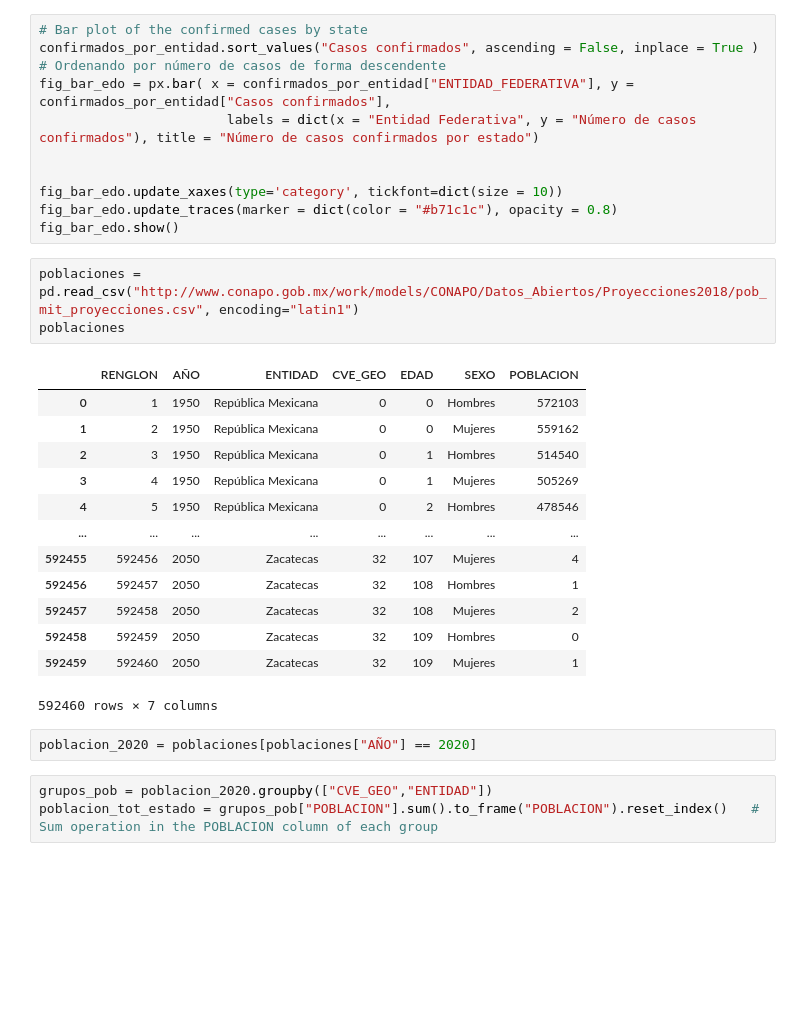
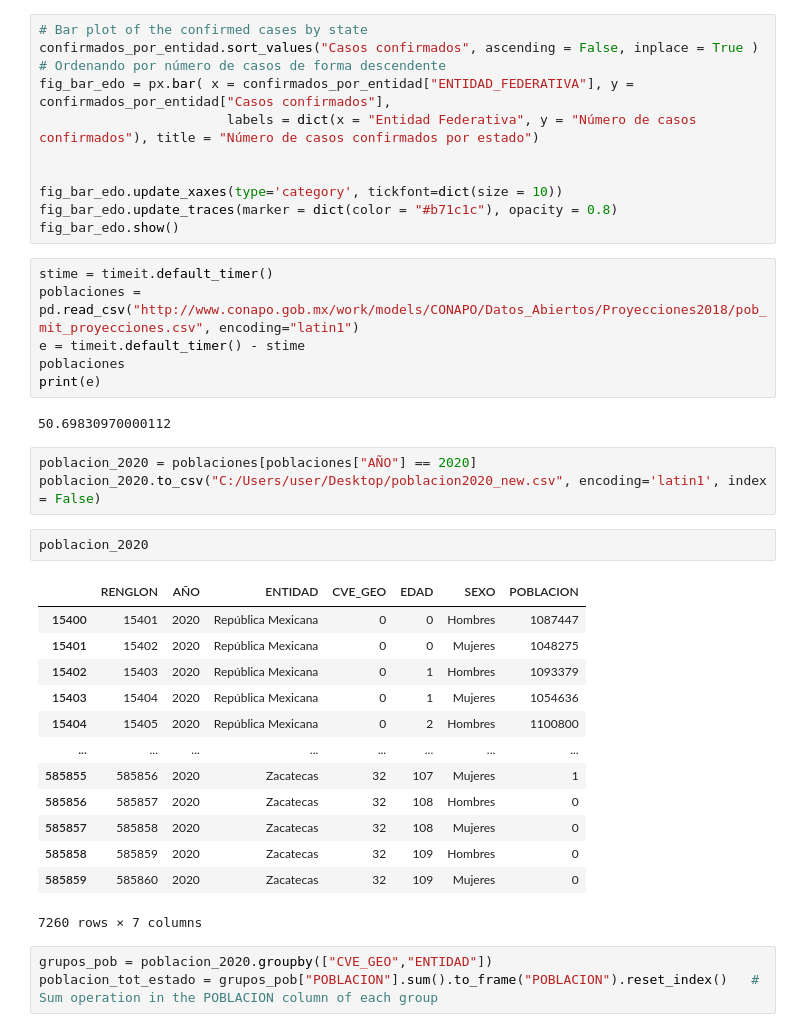
Before and after one commit to Riloro/mexico_covid19_dashboard, a Jupyter notebook: Notebook/covid19_notebook.ipynb, the cells around one changed output. Drawn from its saved outputs; the diff is of its cells as text; blank space fills up the shorter version.

Commit message:
poblaciones2020

```diff
--- a/Notebook/covid19_notebook.ipynb
+++ b/Notebook/covid19_notebook.ipynb
@@ -546,24 +307,32 @@ fig_bar_edo.update_xaxes(type='category', tickfont=dict(size = 10))
 fig_bar_edo.update_traces(marker = dict(color = "#b71c1c"), opacity = 0.8)
 fig_bar_edo.show()
 # %%
+stime = timeit.default_timer()
 poblaciones = pd.read_csv("http://www.conapo.gob.mx/work/models/CONAPO/Datos_Abiertos/Proyecciones2018/pob_mit_proyecciones.csv", encoding="latin1")
+e = timeit.default_timer() - stime
 poblaciones
+print(e)
 # %% [output]
-|  | RENGLON | AÑO | ENTIDAD | CVE_GEO | EDAD | SEXO | POBLACION |
-| 0 | 1 | 1950 | República Mexicana | 0 | 0 | Hombres | 572103 |
-| 1 | 2 | 1950 | República Mexicana | 0 | 0 | Mujeres | 559162 |
-| 2 | 3 | 1950 | República Mexicana | 0 | 1 | Hombres | 514540 |
-| 3 | 4 | 1950 | República Mexicana | 0 | 1 | Mujeres | 505269 |
-| 4 | 5 | 1950 | República Mexicana | 0 | 2 | Hombres | 478546 |
-| ... | ... | ... | ... | ... | ... | ... | ... |
-| 592455 | 592456 | 2050 | Zacatecas | 32 | 107 | Mujeres | 4 |
-| 592456 | 592457 | 2050 | Zacatecas | 32 | 108 | Hombres | 1 |
-| 592457 | 592458 | 2050 | Zacatecas | 32 | 108 | Mujeres | 2 |
-| 592458 | 592459 | 2050 | Zacatecas | 32 | 109 | Hombres | 0 |
-| 592459 | 592460 | 2050 | Zacatecas | 32 | 109 | Mujeres | 1 |
-592460 rows × 7 columns
+50.69830970000112
 # %%
 poblacion_2020 = poblaciones[poblaciones["AÑO"] == 2020]
+poblacion_2020.to_csv("C:/Users/user/Desktop/poblacion2020_new.csv", encoding='latin1', index = False)
+# %%
+poblacion_2020
+# %% [output]
+|  | RENGLON | AÑO | ENTIDAD | CVE_GEO | EDAD | SEXO | POBLACION |
+| 15400 | 15401 | 2020 | República Mexicana | 0 | 0 | Hombres | 1087447 |
+| 15401 | 15402 | 2020 | República Mexicana | 0 | 0 | Mujeres | 1048275 |
+| 15402 | 15403 | 2020 | República Mexicana | 0 | 1 | Hombres | 1093379 |
+| 15403 | 15404 | 2020 | República Mexicana | 0 | 1 | Mujeres | 1054636 |
+| 15404 | 15405 | 2020 | República Mexicana | 0 | 2 | Hombres | 1100800 |
+| ... | ... | ... | ... | ... | ... | ... | ... |
+| 585855 | 585856 | 2020 | Zacatecas | 32 | 107 | Mujeres | 1 |
+| 585856 | 585857 | 2020 | Zacatecas | 32 | 108 | Hombres | 0 |
+| 585857 | 585858 | 2020 | Zacatecas | 32 | 108 | Mujeres | 0 |
+| 585858 | 585859 | 2020 | Zacatecas | 32 | 109 | Hombres | 0 |
+| 585859 | 585860 | 2020 | Zacatecas | 32 | 109 | Mujeres | 0 |
+7260 rows × 7 columns
 # %%
 grupos_pob = poblacion_2020.groupby(["CVE_GEO","ENTIDAD"])
 poblacion_tot_estado = grupos_pob["POBLACION"].sum().to_frame("POBLACION").reset_index()   # Sum operation in the POBLACION column of each group
```
Also changed, not shown: parts of 52 cells of this notebook, 3 other files.
